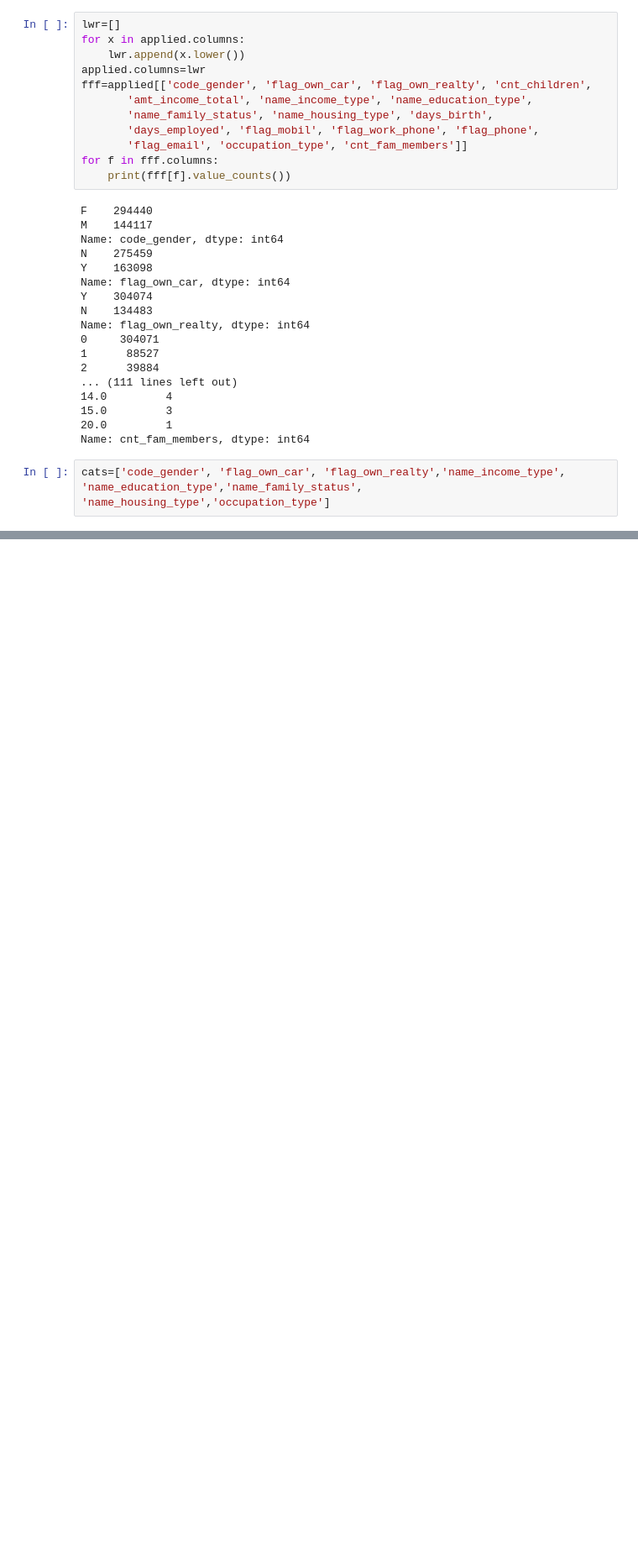
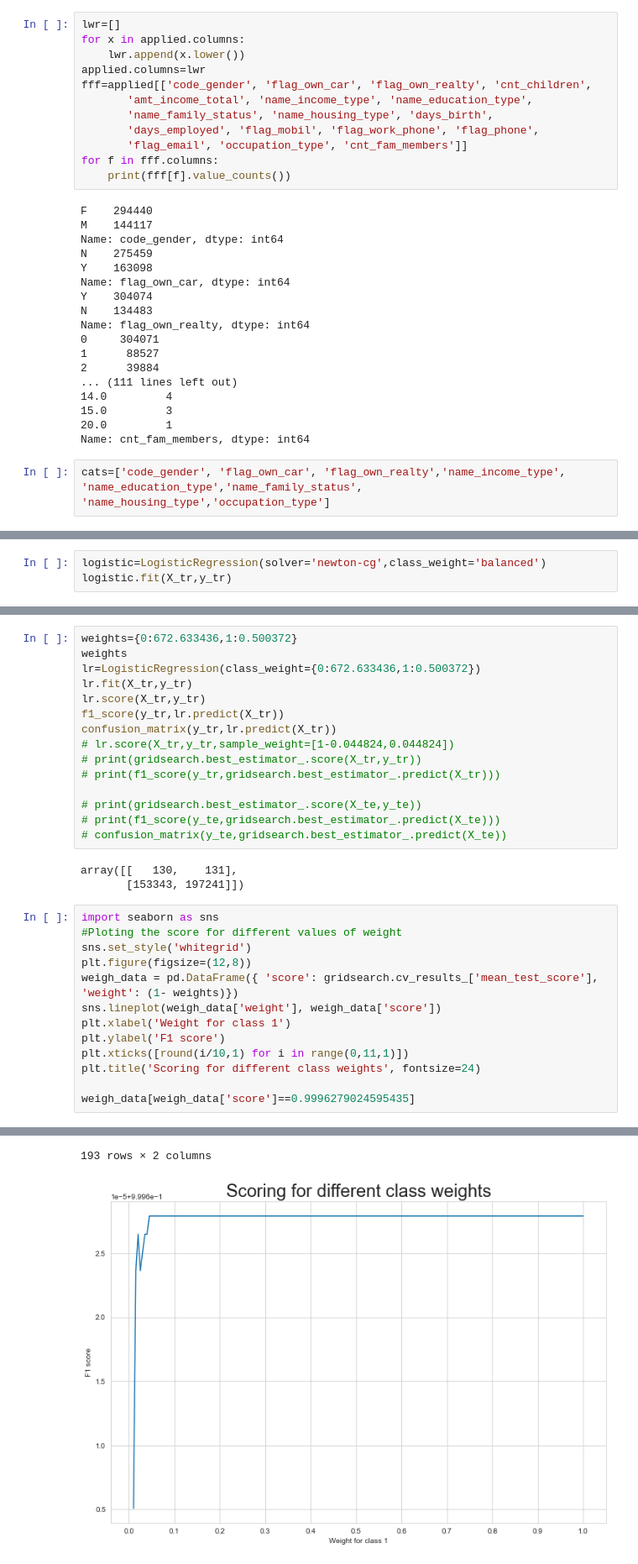
Before and after one commit to axpinkerton/various_kaggle, a Jupyter notebook: credit_card_approval.ipynb, the cells around one changed output, grey strips where cells are left out. Shown: that part at 84% size. Saved outputs shown, nothing was run; the diff lists cells and outputs as text; blank space fills up the shorter version.

Commit message:
forecasts & graphs

```diff
--- a/credit_card_approval.ipynb
+++ b/credit_card_approval.ipynb
@@ -82,0 +186,3 @@ approved
+# %%
+logistic=LogisticRegression(solver='newton-cg',class_weight='balanced')
+logistic.fit(X_tr,y_tr)
@@ -82,0 +231,32 @@ approved
+# %%
+weights={0:672.633436,1:0.500372}
+weights
+lr=LogisticRegression(class_weight={0:672.633436,1:0.500372})
+lr.fit(X_tr,y_tr)
+lr.score(X_tr,y_tr)
+f1_score(y_tr,lr.predict(X_tr))
+confusion_matrix(y_tr,lr.predict(X_tr))
+# lr.score(X_tr,y_tr,sample_weight=[1-0.044824,0.044824])
+# print(gridsearch.best_estimator_.score(X_tr,y_tr))
+# print(f1_score(y_tr,gridsearch.best_estimator_.predict(X_tr)))
+
+# print(gridsearch.best_estimator_.score(X_te,y_te))
+# print(f1_score(y_te,gridsearch.best_estimator_.predict(X_te)))
+# confusion_matrix(y_te,gridsearch.best_estimator_.predict(X_te))
+# %% [output]
+array([[   130,    131],
+       [153343, 197241]])
+# %%
+import seaborn as sns
+#Ploting the score for different values of weight
+sns.set_style('whitegrid')
+plt.figure(figsize=(12,8))
+weigh_data = pd.DataFrame({ 'score': gridsearch.cv_results_['mean_test_score'], 'weight': (1- weights)})
+sns.lineplot(weigh_data['weight'], weigh_data['score'])
+plt.xlabel('Weight for class 1')
+plt.ylabel('F1 score')
+plt.xticks([round(i/10,1) for i in range(0,11,1)])
+plt.title('Scoring for different class weights', fontsize=24)
+
+weigh_data[weigh_data['score']==0.9996279024595435]
+# %% [output]
@@ -82,0 +275,2 @@ approved
+193 rows × 2 columns
+[figure, added]
```
Also changed, not shown: parts of 25 cells of this notebook, 7 other files.
